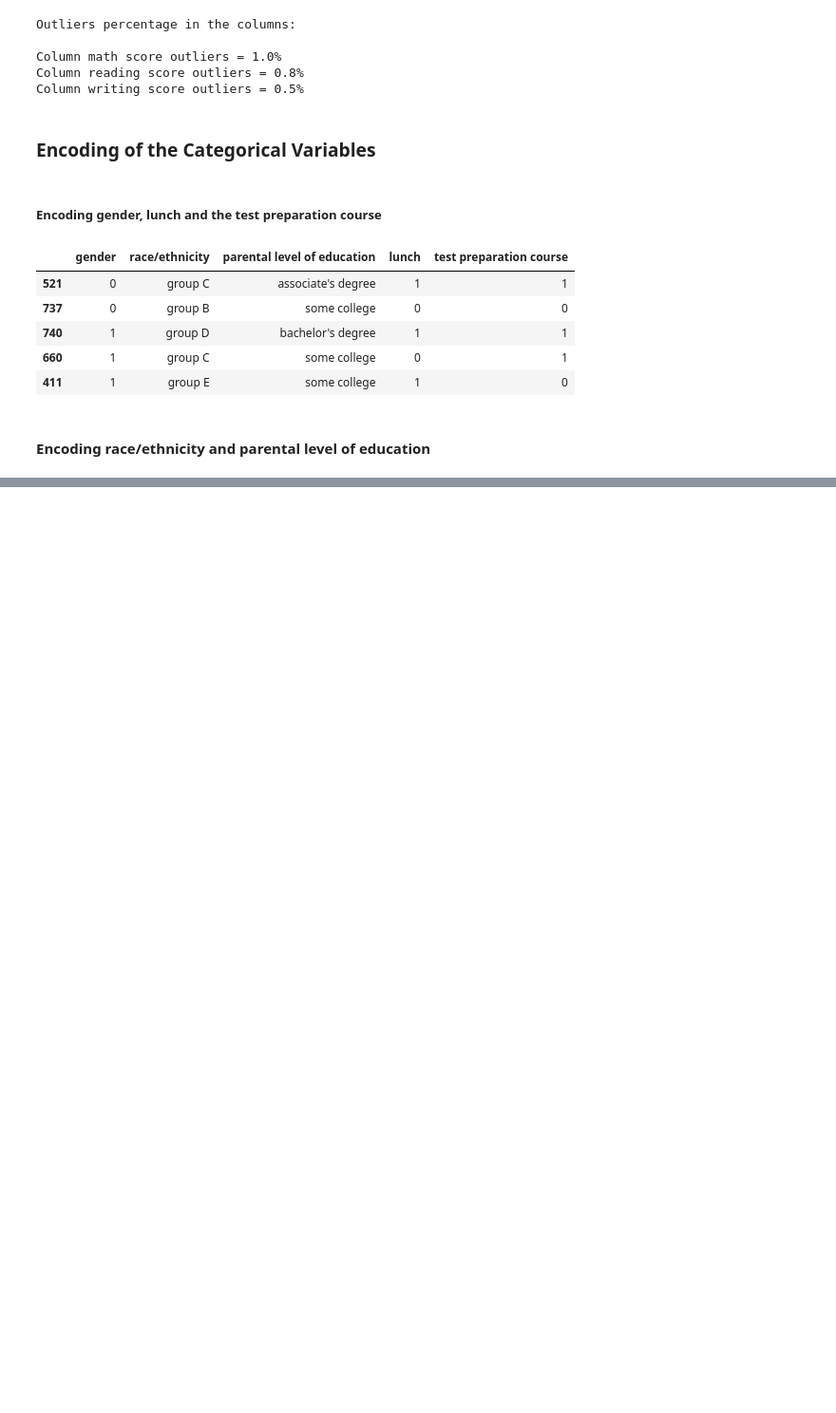
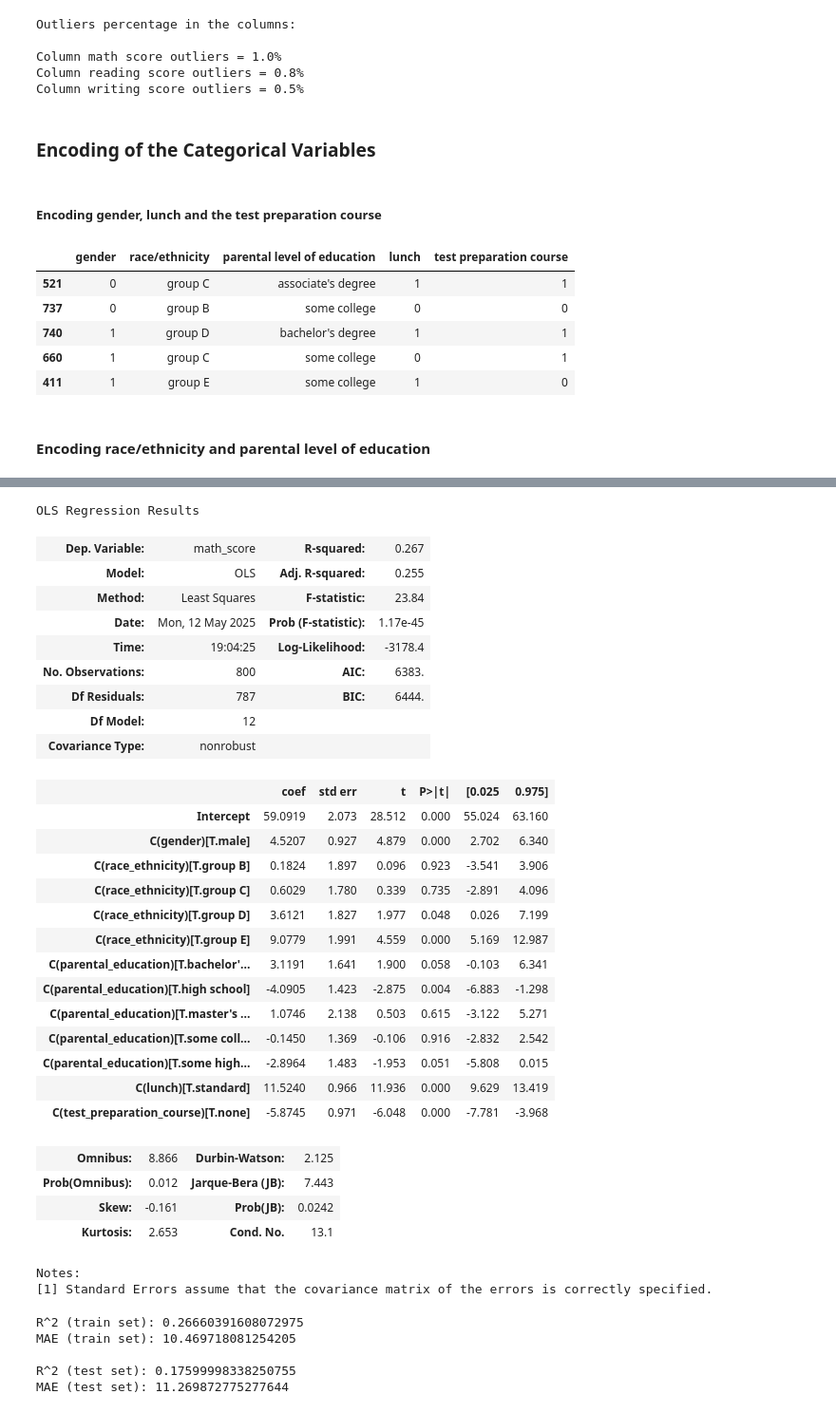
Before and after one commit to adam04-D/Simple-Linear-Regression-from-Scratch, a Jupyter notebook: reg-multipe/reg-mult.ipynb, the cells around one changed output, grey strips where cells are left out. Shown: that part at 95% size. Saved outputs shown, nothing was run; the diff lists cells and outputs as text; code cells hidden in the pictures; blank space fills up the shorter version.

Commit message:
Regression with statsmodel

```diff
--- a/reg-multipe/reg-mult.ipynb
+++ b/reg-multipe/reg-mult.ipynb
@@ -262,0 +413,14 @@ X_test.head()
+# %%
+## prediciting the math score
+
+col_dict={'race/ethnicity': 'race_ethnicity',
+          'parental level of education':'parental_education',
+          'test preparation course':'test_preparation_course',
+          'math score':'math_score',
+          'reading score':'reading_score',
+          'writing score':'writing_score'
+          }
+
+data.rename(columns=col_dict,inplace=True)
+
+data.head()
@@ -262,0 +434,55 @@ X_test.head()
+# %%
+train, test = train_test_split(data , test_size=0.2, random_state=42)
+
+model1 = sm.OLS.from_formula('math_score ~ C(gender) + C(race_ethnicity) + C(parental_education) + C(lunch) + C(test_preparation_course)', data=train)
+
+results1= model1.fit()
+
+results1.summary()
+# %% [output]
+OLS Regression Results
+| Dep. Variable: | math_score | R-squared: | 0.267 |
+| Model: | OLS | Adj. R-squared: | 0.255 |
+| Method: | Least Squares | F-statistic: | 23.84 |
+| Date: | Mon, 12 May 2025 | Prob (F-statistic): | 1.17e-45 |
+| Time: | 19:04:25 | Log-Likelihood: | -3178.4 |
+| No. Observations: | 800 | AIC: | 6383. |
+| Df Residuals: | 787 | BIC: | 6444. |
+| Df Model: | 12 |  |  |
+| Covariance Type: | nonrobust |  |  |
+|  | coef | std err | t | P>|t| | [0.025 | 0.975] |
+| Intercept | 59.0919 | 2.073 | 28.512 | 0.000 | 55.024 | 63.160 |
+| C(gender)[T.male] | 4.5207 | 0.927 | 4.879 | 0.000 | 2.702 | 6.340 |
+| C(race_ethnicity)[T.group B] | 0.1824 | 1.897 | 0.096 | 0.923 | -3.541 | 3.906 |
+| C(race_ethnicity)[T.group C] | 0.6029 | 1.780 | 0.339 | 0.735 | -2.891 | 4.096 |
+| C(race_ethnicity)[T.group D] | 3.6121 | 1.827 | 1.977 | 0.048 | 0.026 | 7.199 |
+| C(race_ethnicity)[T.group E] | 9.0779 | 1.991 | 4.559 | 0.000 | 5.169 | 12.987 |
+| C(parental_education)[T.bachelor'... | 3.1191 | 1.641 | 1.900 | 0.058 | -0.103 | 6.341 |
+| C(parental_education)[T.high school] | -4.0905 | 1.423 | -2.875 | 0.004 | -6.883 | -1.298 |
+| C(parental_education)[T.master's ... | 1.0746 | 2.138 | 0.503 | 0.615 | -3.122 | 5.271 |
+| C(parental_education)[T.some coll... | -0.1450 | 1.369 | -0.106 | 0.916 | -2.832 | 2.542 |
+| C(parental_education)[T.some high... | -2.8964 | 1.483 | -1.953 | 0.051 | -5.808 | 0.015 |
+| C(lunch)[T.standard] | 11.5240 | 0.966 | 11.936 | 0.000 | 9.629 | 13.419 |
+| C(test_preparation_course)[T.none] | -5.8745 | 0.971 | -6.048 | 0.000 | -7.781 | -3.968 |
+| Omnibus: | 8.866 | Durbin-Watson: | 2.125 |
+| Prob(Omnibus): | 0.012 | Jarque-Bera (JB): | 7.443 |
+| Skew: | -0.161 | Prob(JB): | 0.0242 |
+| Kurtosis: | 2.653 | Cond. No. | 13.1 |
+Notes:
+[1] Standard Errors assume that the covariance matrix of the errors is correctly specified.
+# %%
+pred_train = results1.predict(train)
+print('R^2 (train set):', r2_score(train['math_score'], pred_train))
+print('MAE (train set):', mean_absolute_error(train['math_score'], pred_train))
+
+print()
+
+pred_test = results1.predict(test)
+print('R^2 (test set):', r2_score(test['math_score'], pred_test))
+print('MAE (test set):', mean_absolute_error(test['math_score'], pred_test))
+# %% [output]
+R^2 (train set): 0.26660391608072975
+MAE (train set): 10.469718081254205
+
+R^2 (test set): 0.17599998338250755
+MAE (test set): 11.269872775277644
```
Also changed, not shown: parts of 15 cells of this notebook.
